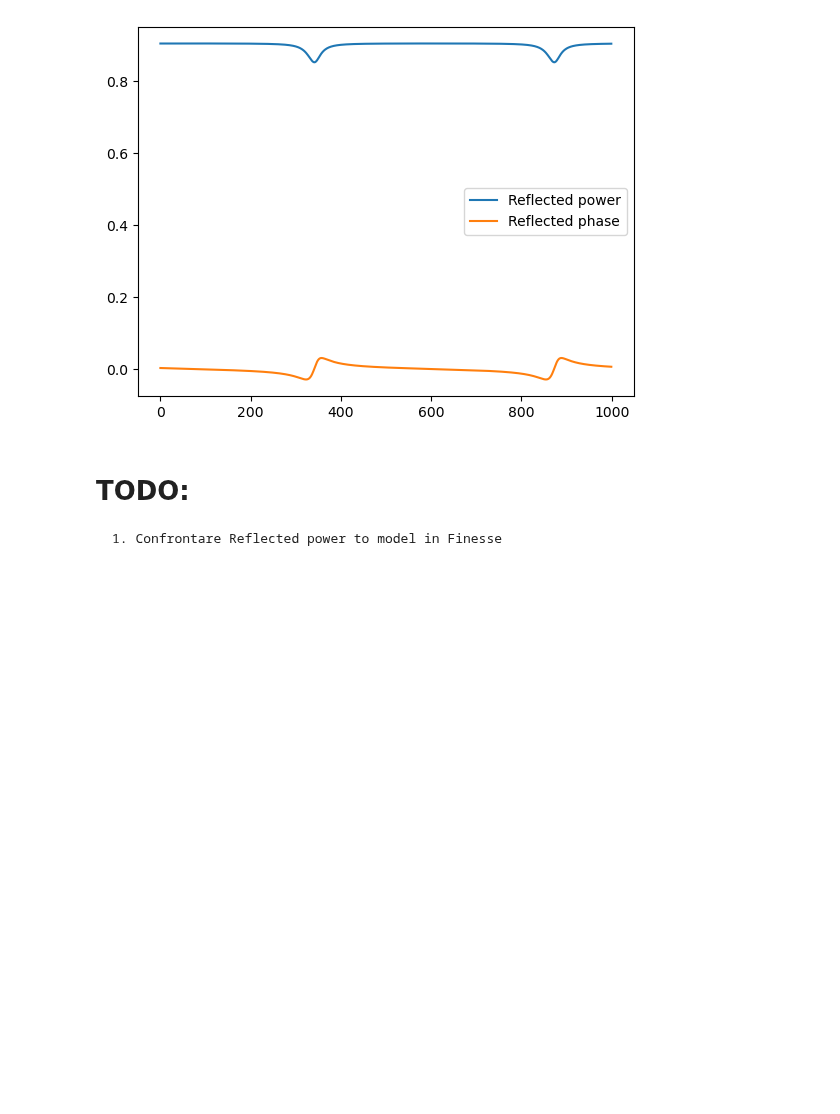
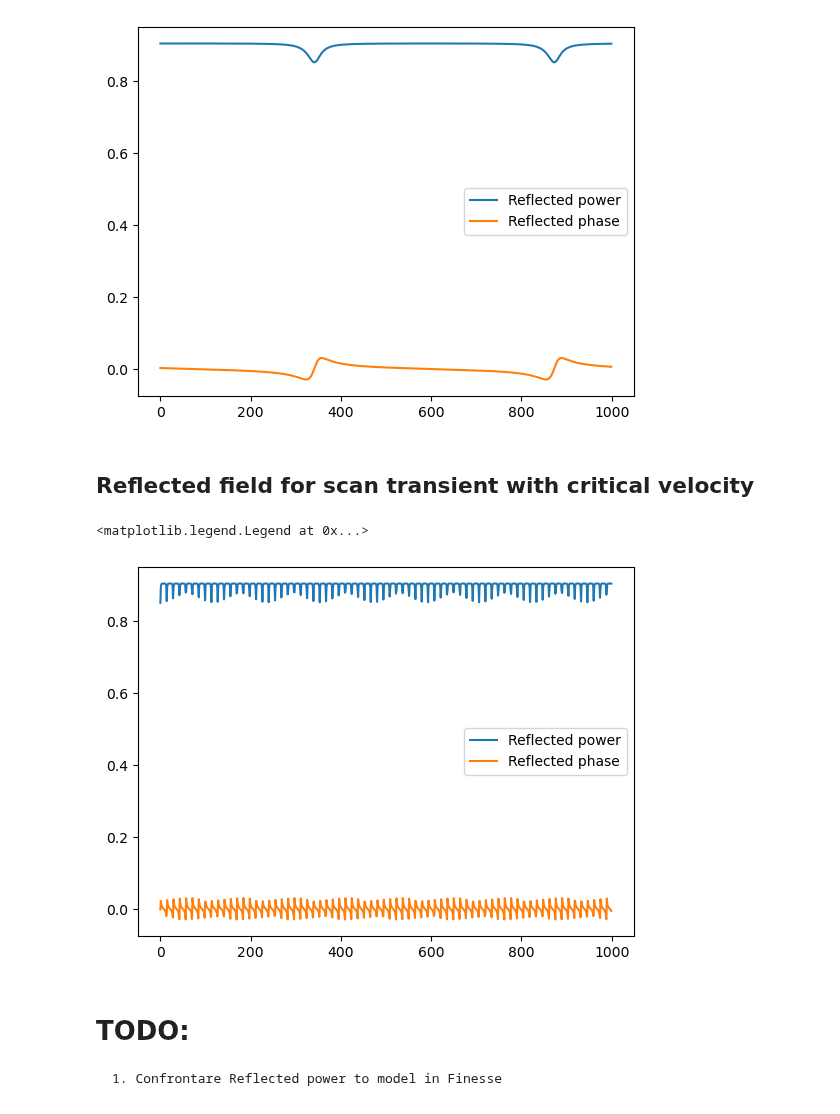
Before and after one commit to matib12/oreonspy, a Jupyter notebook: nb/FP cavity dynamics.ipynb, the cells around one changed output. Saved outputs shown, nothing was run; the diff lists cells and outputs as text; code cells hidden in the pictures; blank space fills up the shorter version.

Commit message:
Reflected field for scan transient with critical velocity

```diff
--- a/nb/FP cavity dynamics.ipynb
+++ b/nb/FP cavity dynamics.ipynb
@@ -278,10 +278,10 @@ plt.legend()
 ## Implementation of Eq 2.69
 # %%
 def D_0(Ein, V):
-    return t_a*Ein*np.sqrt(np.pi * complex(0,1)/2.*k*V*T)*np.exp(complex(0,1)*T/2.*k*V*tau()**2)
+    return t_a*Ein*np.sqrt(np.pi * complex(0,1)/2.*k*V*T)*np.exp(complex(0,1)*T/2.*k*V*np.power(tau(),2))
 # %%
 def E_cr(t, Ein, V):
-    return D_0(Ein, V)*np.exp(-t/tau() - complex(0,1)*k*V*t**2./2.*T) + t_a*Ein/(1-r_a*r_b*np.exp(-2.j*k*V*t))
+    return D_0(Ein, V)*np.exp(-t/tau() - complex(0,1)*k*V*np.power(t,2)/2.*T) + t_a*Ein/(1-r_a*r_b*np.exp(-2.j*k*V*t))
 # %%
 vel = [v_cr()/10, v_cr(), v_cr()*10]
 res_scan = {}
@@ -349,6 +349,23 @@ plt.legend()
 # %% [output]
 <matplotlib.legend.Legend at 0x...>
 [figure]
+# %% [markdown]
+## Reflected field for scan transient with critical velocity
+# %%
+res_scan1 = np.zeros(number_of_points, dtype = np.complex_)
+eref_scan = np.zeros(number_of_points, dtype = np.complex_)
+
+for idx, t in enumerate(tdata):
+    res_scan1[idx] = E_cr(t, ein[idx], v_cr())
+    eref_scan[idx] = E_ref(t, res_scan1[idx])
+R_coeff_scan = eref_scan/ein
+# %%
+plt.plot(np.abs(R_coeff_scan), label="Reflected power")
+plt.plot(np.angle(R_coeff_scan), label="Reflected phase")
+plt.legend()
+# %% [output]
+<matplotlib.legend.Legend at 0x...>
+[figure, added]
 # %% [markdown]
 # TODO:
     1. Confrontare Reflected power to model in Finesse
```
Also changed, not shown: parts of 2 cells of this notebook.
